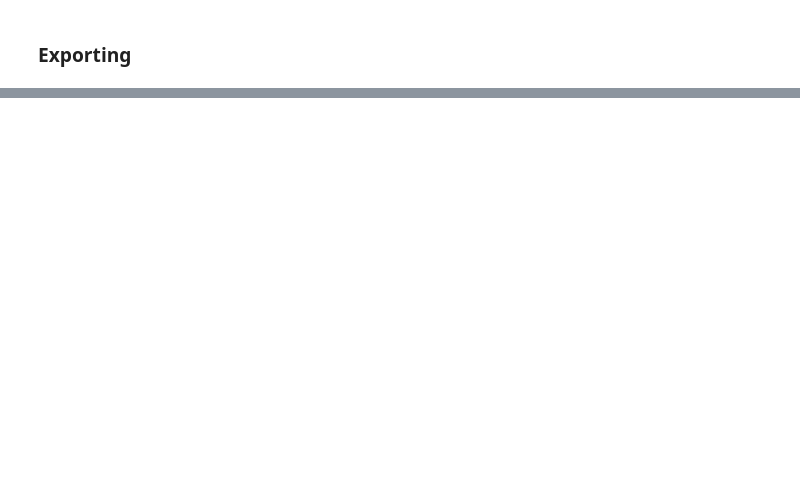
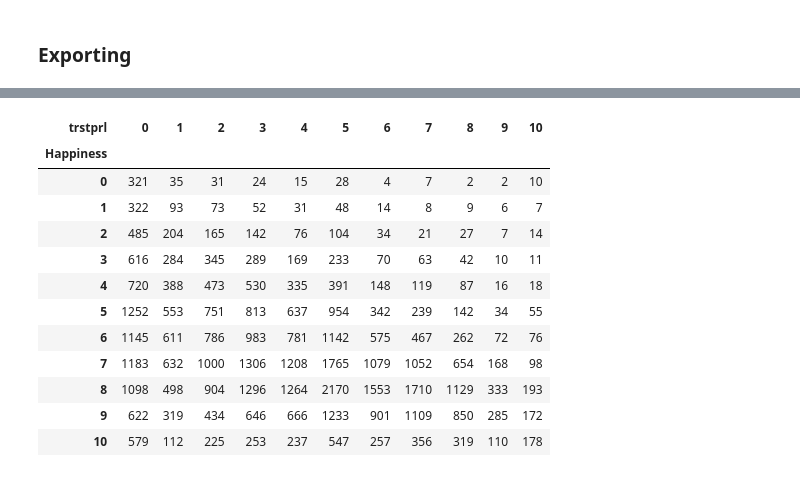
Before and after one commit to hasansalimkanmaz/data-visualization-course-assignment, a Jupyter notebook: Create ABT.ipynb, the cells around one changed output, grey strips where cells are left out. Drawn from its saved outputs; the diff is of its cells as text; code cells hidden in the pictures; blank space fills up the shorter version.

```diff
--- a/Create ABT.ipynb
+++ b/Create ABT.ipynb
@@ -8,7 +8,7 @@ warnings.filterwarnings("ignore")
 pd.options.display.max_columns = None
 
 # set your path
-DATASET_PATH = '../datasets/'
+DATASET_PATH = './datasets'
 # %%
 df = pd.read_sas(DATASET_PATH + '/ess6e02_4.sas7bdat', encoding = 'latin-1')
 df_efa = pd.read_csv('EFA_2.csv')
@@ -153,0 +158,4 @@ df.to_csv(DATASET_PATH + 'df_abt.csv', index=False)
+# %%
+df_h_t = df[["Happiness", "trstprl"]]
+df_h_t.shape
+# .apply(pd.Series.value_counts)
@@ -153,0 +164,3 @@ df.to_csv(DATASET_PATH + 'df_abt.csv', index=False)
+# %%
+df_h_t = df_h_t[df_h_t["Happiness"] < 11]
+df_h_t = df_h_t[df_h_t["trstprl"] < 11]
@@ -153,0 +183,17 @@ df.to_csv(DATASET_PATH + 'df_abt.csv', index=False)
+# %%
+crosstab = pd.crosstab(df_h_t.Happiness, df_h_t.trstprl)
+crosstab
+# %% [output]
+| trstprl | 0 | 1 | 2 | 3 | 4 | 5 | 6 | 7 | 8 | 9 | 10 |
+| Happiness |  |  |  |  |  |  |  |  |  |  |  |
+| 0 | 321 | 35 | 31 | 24 | 15 | 28 | 4 | 7 | 2 | 2 | 10 |
+| 1 | 322 | 93 | 73 | 52 | 31 | 48 | 14 | 8 | 9 | 6 | 7 |
+| 2 | 485 | 204 | 165 | 142 | 76 | 104 | 34 | 21 | 27 | 7 | 14 |
+| 3 | 616 | 284 | 345 | 289 | 169 | 233 | 70 | 63 | 42 | 10 | 11 |
+| 4 | 720 | 388 | 473 | 530 | 335 | 391 | 148 | 119 | 87 | 16 | 18 |
+| 5 | 1252 | 553 | 751 | 813 | 637 | 954 | 342 | 239 | 142 | 34 | 55 |
+| 6 | 1145 | 611 | 786 | 983 | 781 | 1142 | 575 | 467 | 262 | 72 | 76 |
+| 7 | 1183 | 632 | 1000 | 1306 | 1208 | 1765 | 1079 | 1052 | 654 | 168 | 98 |
+| 8 | 1098 | 498 | 904 | 1296 | 1264 | 2170 | 1553 | 1710 | 1129 | 333 | 193 |
+| 9 | 622 | 319 | 434 | 646 | 666 | 1233 | 901 | 1109 | 850 | 285 | 172 |
+| 10 | 579 | 112 | 225 | 253 | 237 | 547 | 257 | 356 | 319 | 110 | 178 |
```
Also changed, not shown: parts of 7 cells of this notebook, 2 other files.
